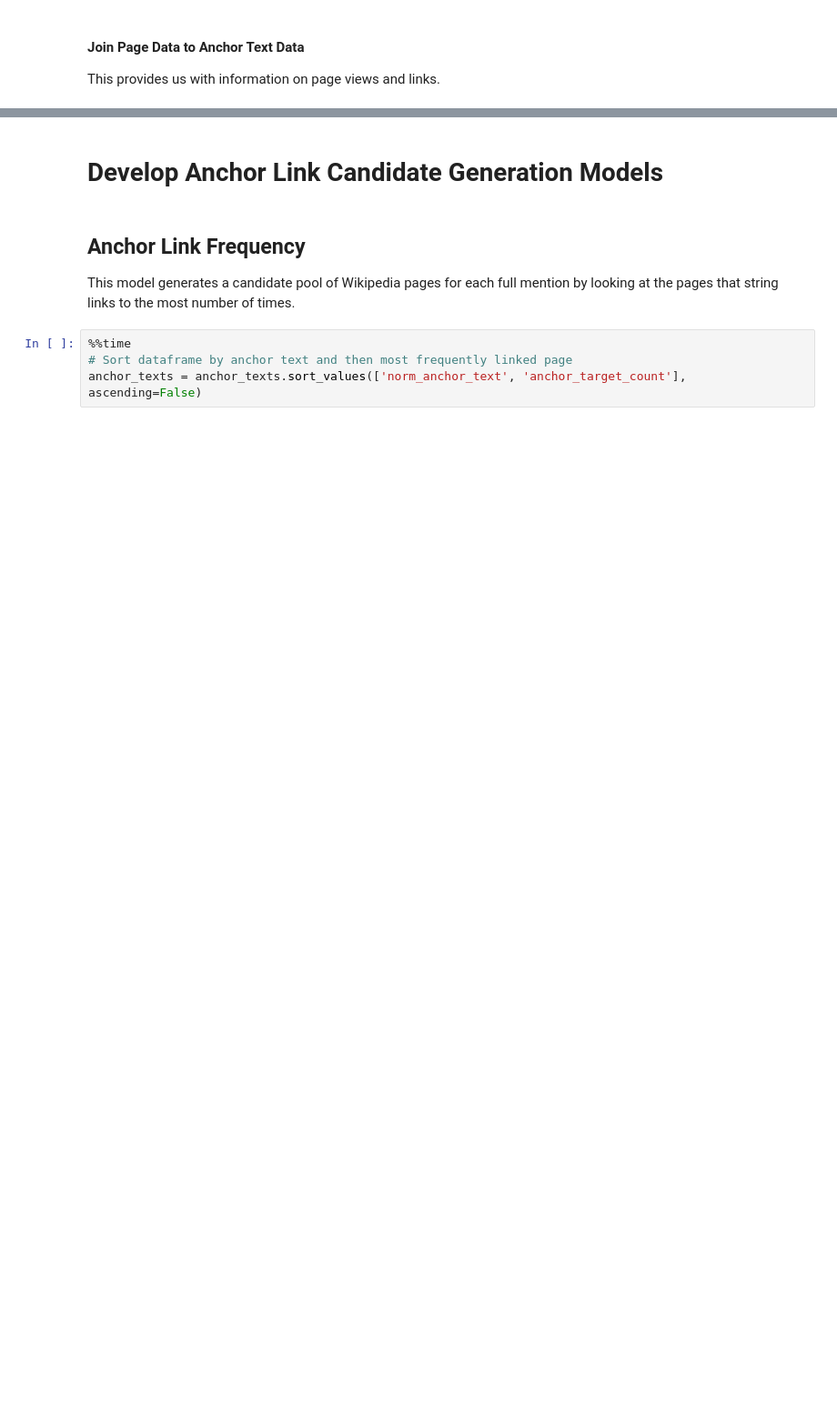
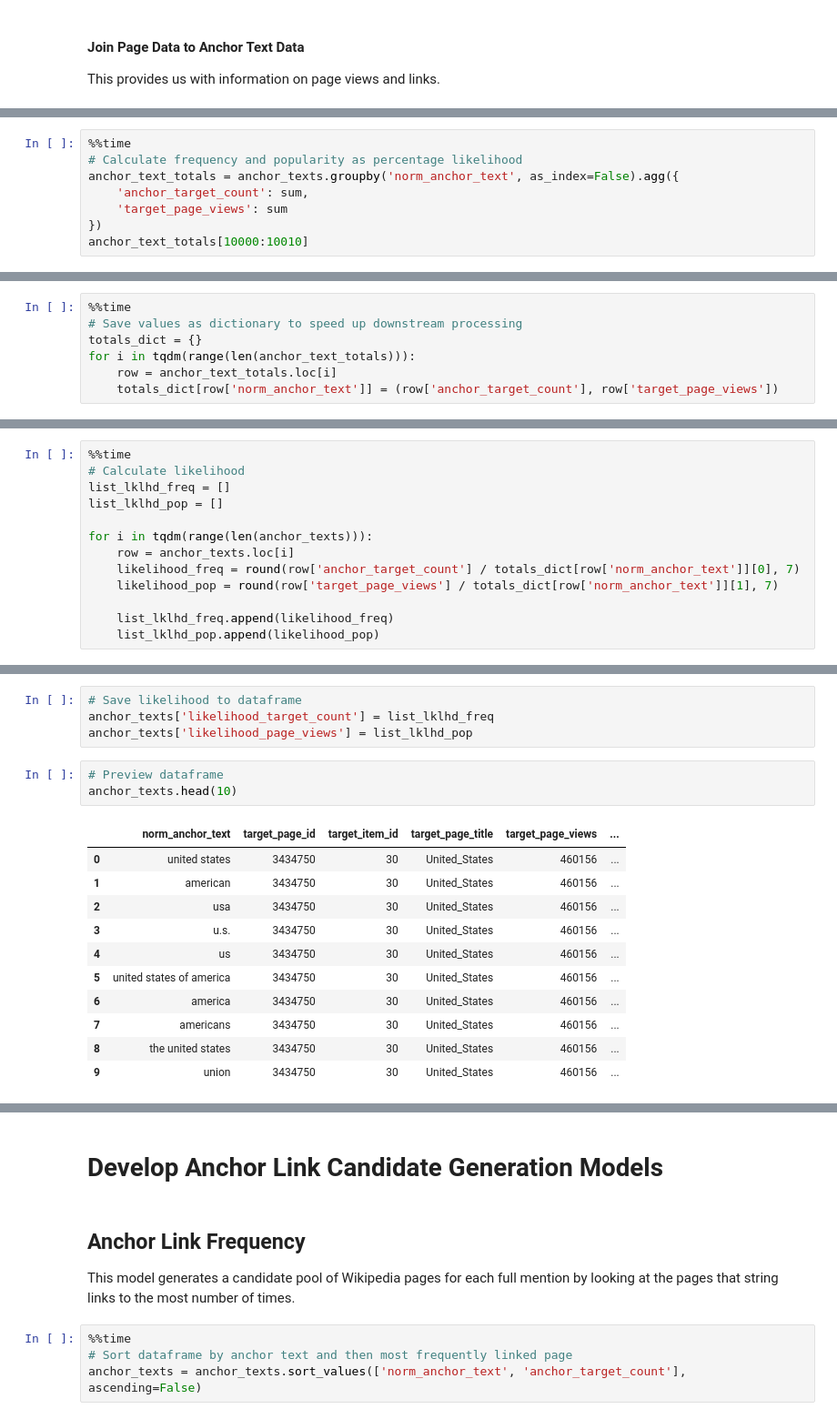
Before and after one commit to TheDigitalFrontier/entity-disambiguation, a Jupyter notebook: notebooks/pipeline/3a_anchor_links.ipynb, the cells around one changed output, grey strips where cells are left out. Shown: that part at 91% size. Cells and saved outputs as stored; diff of their text form; blank space fills up the shorter version.

```diff
--- a/notebooks/pipeline/3a_anchor_links.ipynb
+++ b/notebooks/pipeline/3a_anchor_links.ipynb
@@ -131,0 +136,8 @@ Wall time: 1min 20s
+# %%
+%%time
+# Calculate frequency and popularity as percentage likelihood
+anchor_text_totals = anchor_texts.groupby('norm_anchor_text', as_index=False).agg({
+    'anchor_target_count': sum,
+    'target_page_views': sum
+})
+anchor_text_totals[10000:10010]
@@ -131,0 +158,7 @@ Wall time: 1min 20s
+# %%
+%%time
+# Save values as dictionary to speed up downstream processing
+totals_dict = {}
+for i in tqdm(range(len(anchor_text_totals))):
+    row = anchor_text_totals.loc[i]
+    totals_dict[row['norm_anchor_text']] = (row['anchor_target_count'], row['target_page_views'])
@@ -131,0 +168,13 @@ Wall time: 1min 20s
+# %%
+%%time
+# Calculate likelihood
+list_lklhd_freq = []
+list_lklhd_pop = []
+
+for i in tqdm(range(len(anchor_texts))):
+    row = anchor_texts.loc[i]
+    likelihood_freq = round(row['anchor_target_count'] / totals_dict[row['norm_anchor_text']][0], 7)
+    likelihood_pop = round(row['target_page_views'] / totals_dict[row['norm_anchor_text']][1], 7)
+
+    list_lklhd_freq.append(likelihood_freq)
+    list_lklhd_pop.append(likelihood_pop)
@@ -131,0 +184,19 @@ Wall time: 1min 20s
+# %%
+# Save likelihood to dataframe
+anchor_texts['likelihood_target_count'] = list_lklhd_freq
+anchor_texts['likelihood_page_views'] = list_lklhd_pop
+# %%
+# Preview dataframe
+anchor_texts.head(10)
+# %% [output]
+|  | norm_anchor_text | target_page_id | target_item_id | target_page_title | target_page_views | ... |
+| 0 | united states | 3434750 | 30 | United_States | 460156 | ... |
+| 1 | american | 3434750 | 30 | United_States | 460156 | ... |
+| 2 | usa | 3434750 | 30 | United_States | 460156 | ... |
+| 3 | u.s. | 3434750 | 30 | United_States | 460156 | ... |
+| 4 | us | 3434750 | 30 | United_States | 460156 | ... |
+| 5 | united states of america | 3434750 | 30 | United_States | 460156 | ... |
+| 6 | america | 3434750 | 30 | United_States | 460156 | ... |
+| 7 | americans | 3434750 | 30 | United_States | 460156 | ... |
+| 8 | the united states | 3434750 | 30 | United_States | 460156 | ... |
+| 9 | union | 3434750 | 30 | United_States | 460156 | ... |
```
Also changed, not shown: parts of 29 cells of this notebook, 1 other file.
